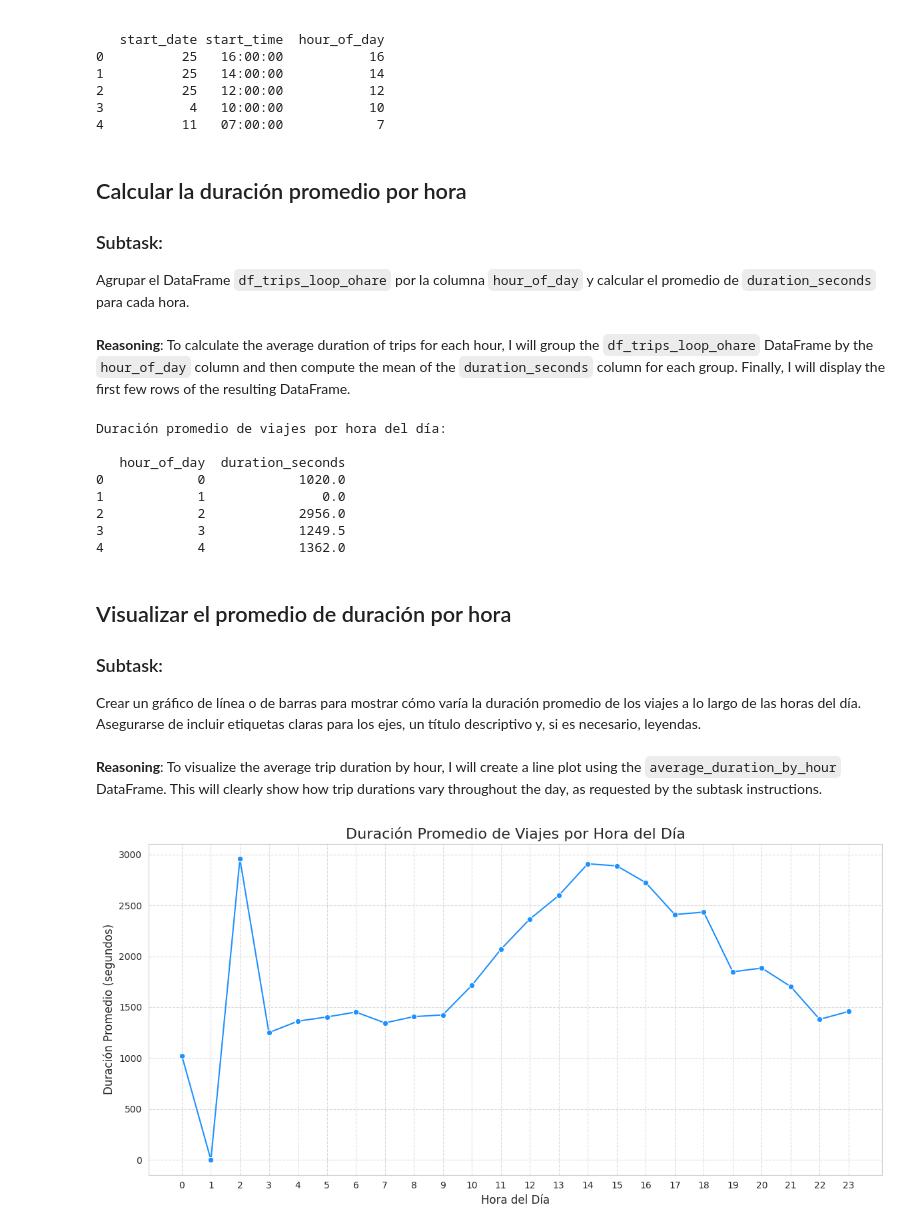
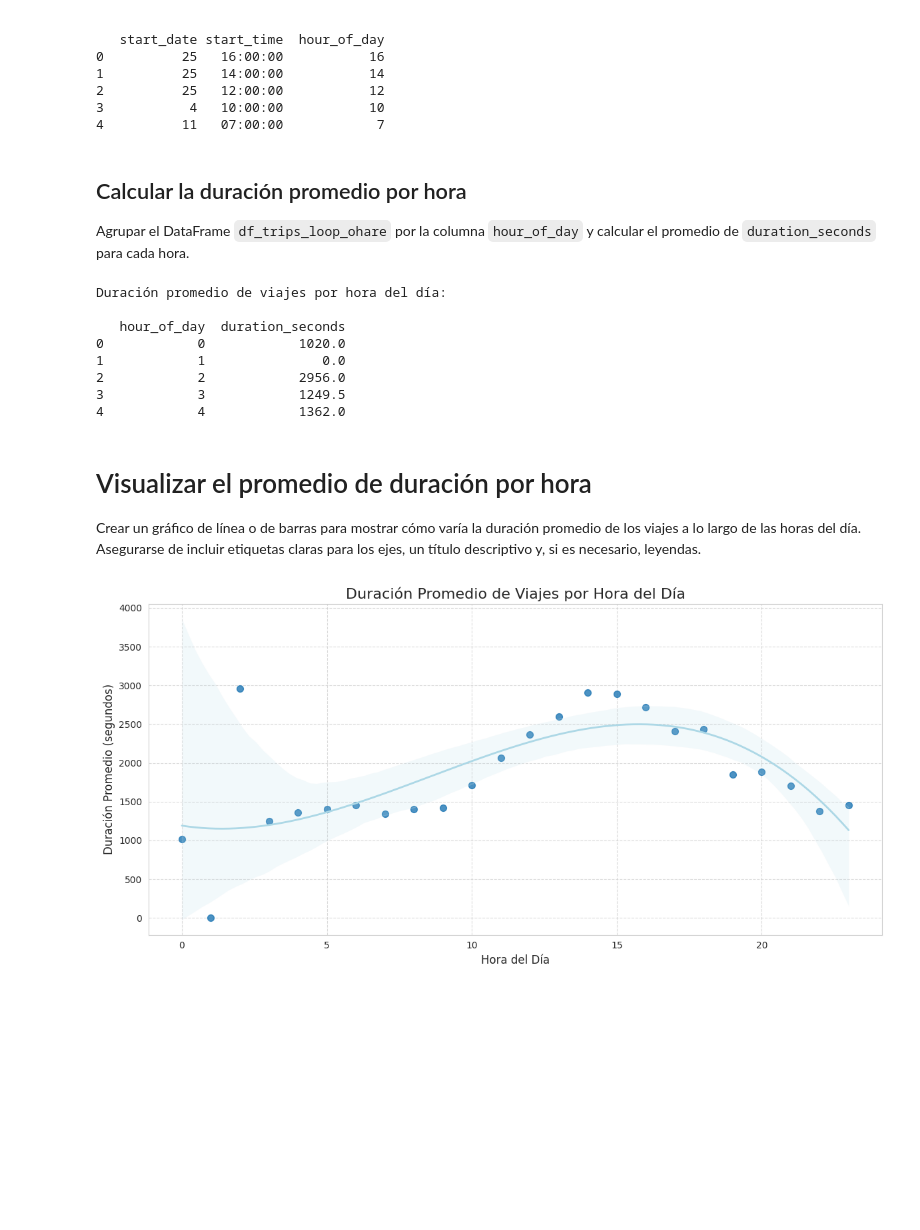
Before and after one commit to Davichobacter/data_science_tt, a Jupyter notebook: Sprint_8/notebook.ipynb, the cells around one changed output. Saved outputs shown, nothing was run; the diff lists cells and outputs as text; code cells hidden in the pictures; blank space fills up the shorter version.

```diff
--- a/Sprint_8/notebook.ipynb
+++ b/Sprint_8/notebook.ipynb
@@ -580,11 +548,7 @@ Primeras 5 filas de df_trips_loop_ohare con la nueva columna 'hour_of_day':
 # %% [markdown]
 ## Calcular la duración promedio por hora
 
-### Subtask:
 Agrupar el DataFrame `df_trips_loop_ohare` por la columna `hour_of_day` y calcular el promedio de `duration_seconds` para cada hora.
-# %% [markdown]
-**Reasoning**:
-To calculate the average duration of trips for each hour, I will group the `df_trips_loop_ohare` DataFrame by the `hour_of_day` column and then compute the mean of the `duration_seconds` column for each group. Finally, I will display the first few rows of the resulting DataFrame.
 # %%
 average_duration_by_hour = df_trips_loop_ohare.groupby('hour_of_day')['duration_seconds'].mean().reset_index()
 print("Duración promedio de viajes por hora del día:\n")
@@ -599,23 +563,27 @@ Duración promedio de viajes por hora del día:
 3            3            1249.5
 4            4            1362.0
 # %% [markdown]
-## Visualizar el promedio de duración por hora
+# Visualizar el promedio de duración por hora
 
-### Subtask:
 Crear un gráfico de línea o de barras para mostrar cómo varía la duración promedio de los viajes a lo largo de las horas del día. Asegurarse de incluir etiquetas claras para los ejes, un título descriptivo y, si es necesario, leyendas.
-# %% [markdown]
-**Reasoning**:
-To visualize the average trip duration by hour, I will create a line plot using the `average_duration_by_hour` DataFrame. This will clearly show how trip durations vary throughout the day, as requested by the subtask instructions.
 # %%
 plt.figure(figsize=(12, 6))
-sns.lineplot(x='hour_of_day', y='duration_seconds', data=average_duration_by_hour, marker='o', color='dodgerblue')
+
+sns.regplot(
+    x='hour_of_day',
+    y='duration_seconds',
+    data=average_duration_by_hour,
+    scatter=True,
+    order=3,
+    scatter_kws={'s': 50},
+    line_kws={'color':'lightblue', 'linewidth': 2}
+)
+
 plt.title('Duración Promedio de Viajes por Hora del Día', fontsize=16)
 plt.xlabel('Hora del Día', fontsize=12)
 plt.ylabel('Duración Promedio (segundos)', fontsize=12)
-plt.xticks(average_duration_by_hour['hour_of_day'], fontsize=10) # Ensure all hours are displayed
-plt.yticks(fontsize=10)
 plt.grid(True, linestyle='--', alpha=0.7)
 plt.tight_layout()
 plt.show()
 # %% [output]
-[figure, old version]
+[figure, new version]
```
Also changed, not shown: parts of 16 cells of this notebook.
